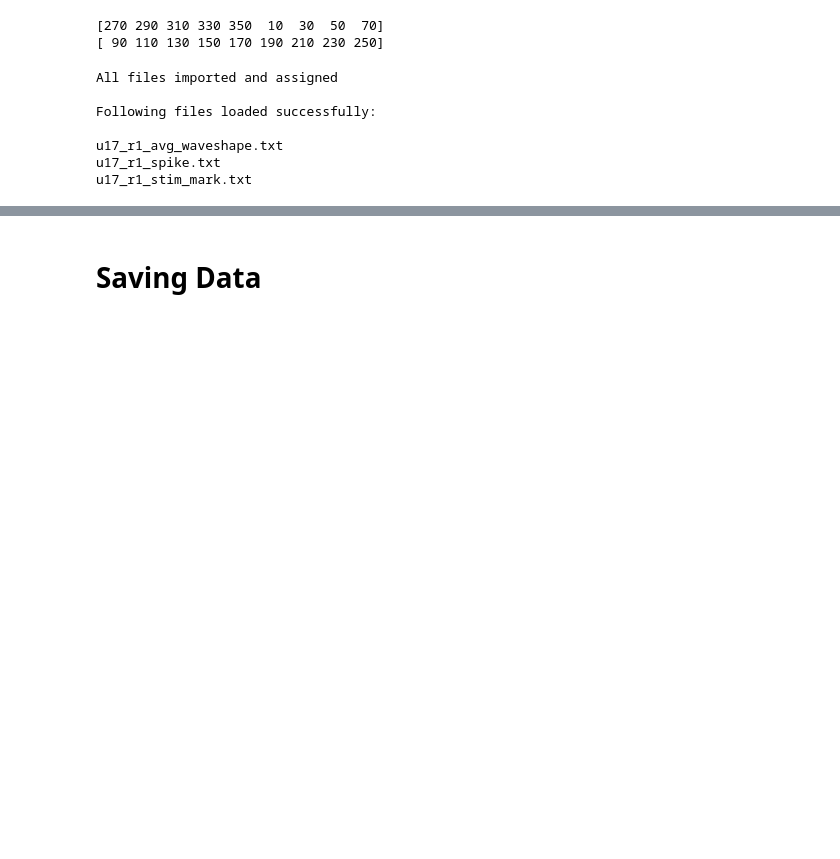
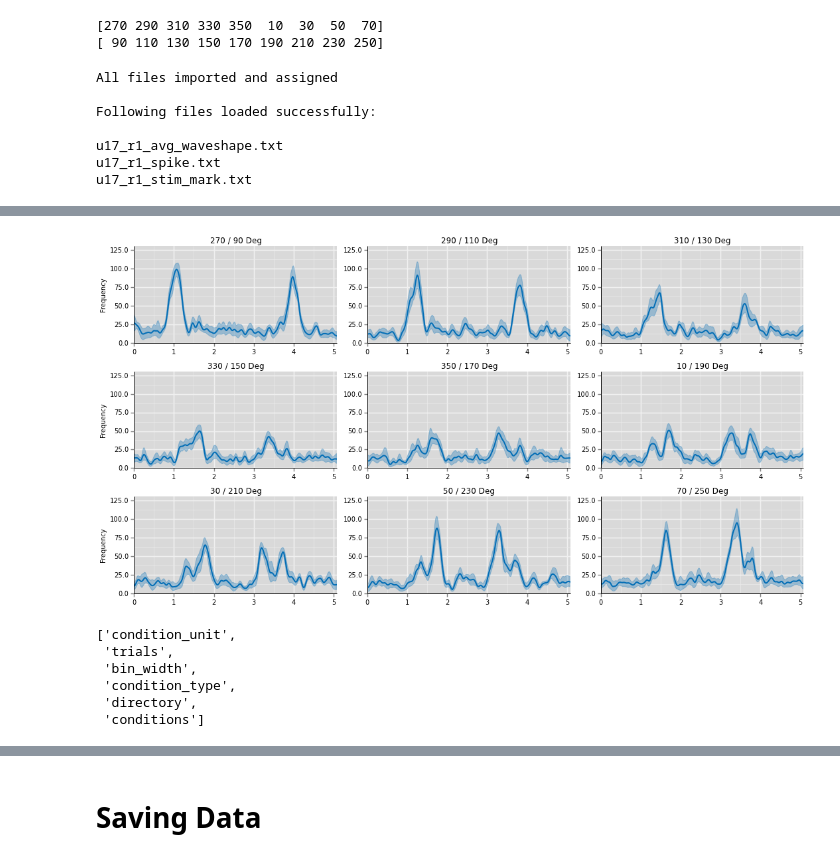
Before and after one commit to maegul/zeus, a Jupyter notebook: zeus_beta_test.ipynb, the cells around one changed output, grey strips where cells are left out. Drawn from its saved outputs; the diff is of its cells as text; code cells hidden in the pictures; blank space fills up the shorter version.

```diff
--- a/zeus_beta_test.ipynb
+++ b/zeus_beta_test.ipynb
@@ -127,0 +132,13 @@ Improvements - make the condition name passing more automated in the 'conditions
+# %%
+test._sdf(n_bootstrap=500, sigma=2)
+# %% [output]
+[figure, added]
+# %%
+test.parameters.keys()
+# %% [output]
+['condition_unit',
+ 'trials',
+ 'bin_width',
+ 'condition_type',
+ 'directory',
+ 'conditions']
```
Also changed, not shown: parts of 25 cells of this notebook, 2 other files.
